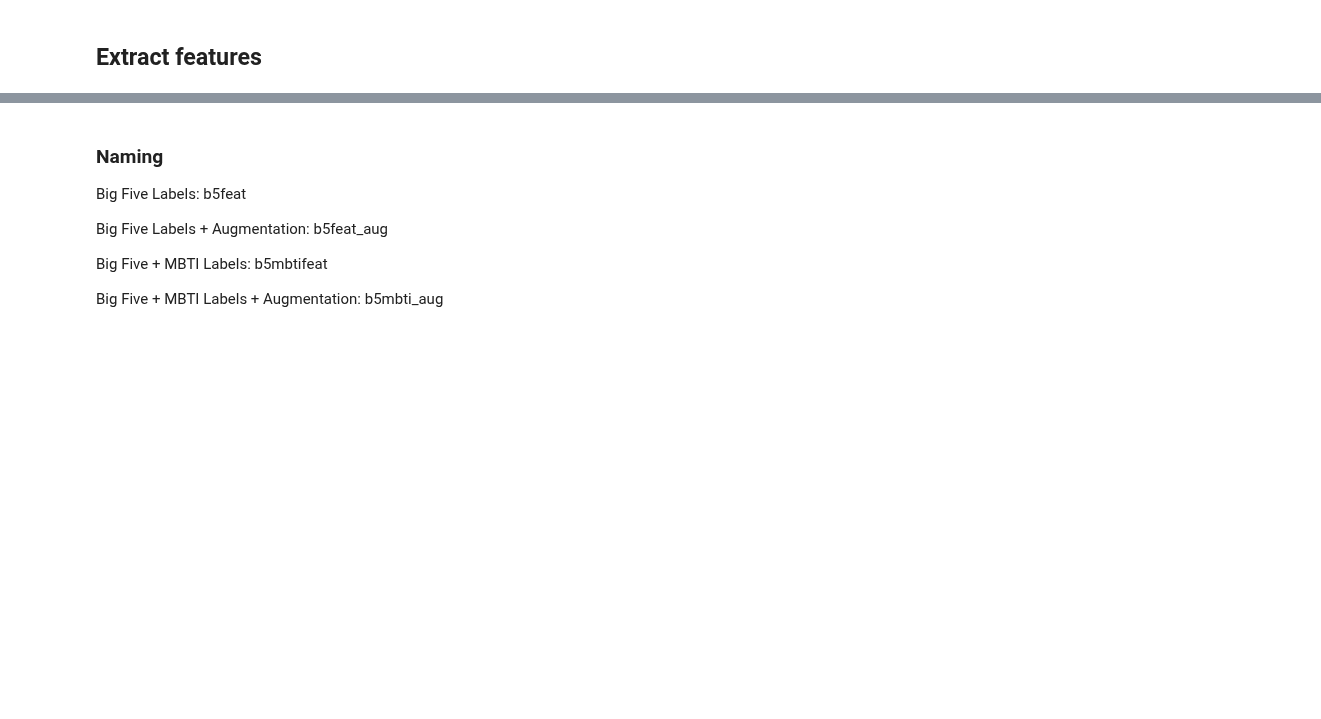
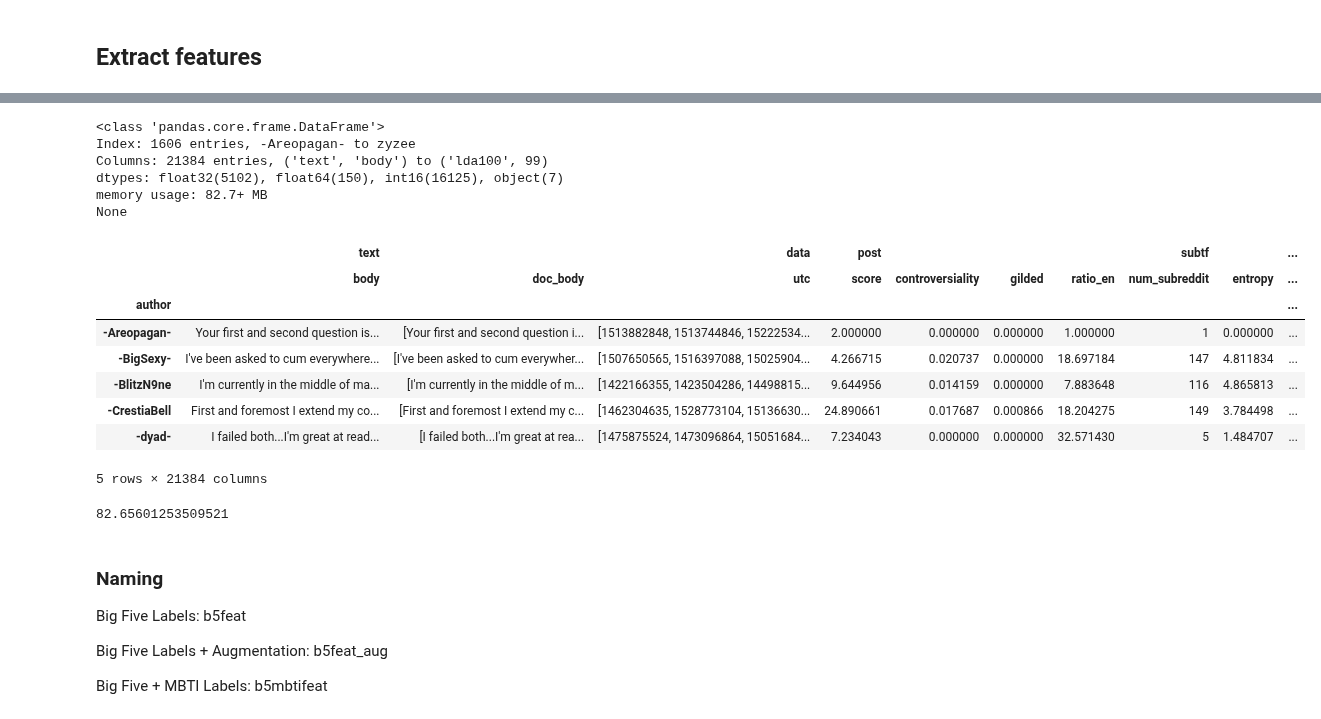
Before and after one commit to sophiasylvester/Big5-NLP, a Jupyter notebook: pers_prediction.ipynb, the cells around one changed output, grey strips where cells are left out. Drawn from its saved outputs; the diff is of its cells as text; code cells hidden in the pictures; blank space fills up the shorter version.

```diff
--- a/pers_prediction.ipynb
+++ b/pers_prediction.ipynb
@@ -69,25 +62,24 @@ random.seed(32)
 # %% [markdown]
 ## Prepare dataset
 # %%
-# # Import dataset with comments (big five labels)
-# df = pd.read_csv('/home/sophia/ma_py/pandora_bigfive.csv')
+# Import dataset with comments (big five labels)
+comments = pd.read_csv('/home/sophia/ma_py/pandora_bigfive.csv')
+# # Import augmented data with B5 labels
+# comments = pd.read_pickle("pandora_b5_deter.pkl")
 
-# # Import augmented big five comment dataset
-# df = pd.read_pickle("pandora_b5_newauthors_df.pkl")
-
-# # Import dataset authors and delete not needed columns (big five labels)
-# authors = pd.read_csv('/home/sophia/ma_py/author_profiles.csv')
-# bigfive = authors[['author','agreeableness','openness','conscientiousness','extraversion','neuroticism']]
-# bigfive = bigfive[bigfive['openness'].notna()]
-# bigfive = bigfive[bigfive['conscientiousness'].notna()]
-# bigfive = bigfive[bigfive['extraversion'].notna()]
-# bigfive = bigfive[bigfive['agreeableness'].notna()]
-# bigfive = bigfive[bigfive['neuroticism'].notna()]
-# del authors
+# Import dataset authors and delete not needed columns (big five labels)
+authors = pd.read_csv('/home/sophia/ma_py/author_profiles.csv')
+bigfive = authors[['author','agreeableness','openness','conscientiousness','extraversion','neuroticism']]
+bigfive = bigfive[bigfive['openness'].notna()]
+bigfive = bigfive[bigfive['conscientiousness'].notna()]
+bigfive = bigfive[bigfive['extraversion'].notna()]
+bigfive = bigfive[bigfive['agreeableness'].notna()]
+bigfive = bigfive[bigfive['neuroticism'].notna()]
+del authors
 
 # Datasets with mbti und big five labels
-df = pd.read_pickle("comments_uniondf.pkl")
-bigfive = pd.read_pickle("uniondf.pkl")
-bigfive
+# df = pd.read_pickle("comments_uniondf.pkl")
+# bigfive = pd.read_pickle("uniondf.pkl")
+# bigfive
 
 # remember to change name of output as well!!!!
@@ -1111,3 +1060,32 @@ Create ttr...
+# %%
+# featuredf = all_in_one(0,0)
+featuredf.to_pickle("b5feat.pkl")
+print(featuredf.info())
+featuredf.head()
+# %% [output]
+<class 'pandas.core.frame.DataFrame'>
+Index: 1606 entries, -Areopagan- to zyzee
+Columns: 21384 entries, ('text', 'body') to ('lda100', 99)
+dtypes: float32(5102), float64(150), int16(16125), object(7)
+memory usage: 82.7+ MB
+None
+|  | text |  | data | post |  |  |  | subtf |  | ... |
+|  | body | doc_body | utc | score | controversiality | gilded | ratio_en | num_subreddit | entropy | ... |
+| author |  |  |  |  |  |  |  |  |  | ... |
+| -Areopagan- | Your first and second question is... | [Your first and second question i... | [1513882848, 1513744846, 15222534... | 2.000000 | 0.000000 | 0.000000 | 1.000000 | 1 | 0.000000 | ... |
+| -BigSexy- | I've been asked to cum everywhere... | [I've been asked to cum everywher... | [1507650565, 1516397088, 15025904... | 4.266715 | 0.020737 | 0.000000 | 18.697184 | 147 | 4.811834 | ... |
+| -BlitzN9ne | I'm currently in the middle of ma... | [I'm currently in the middle of m... | [1422166355, 1423504286, 14498815... | 9.644956 | 0.014159 | 0.000000 | 7.883648 | 116 | 4.865813 | ... |
+| -CrestiaBell | First and foremost I extend my co... | [First and foremost I extend my c... | [1462304635, 1528773104, 15136630... | 24.890661 | 0.017687 | 0.000866 | 18.204275 | 149 | 3.784498 | ... |
+| -dyad- | I failed both...I'm great at read... | [I failed both...I'm great at rea... | [1475875524, 1473096864, 15051684... | 7.234043 | 0.000000 | 0.000000 | 32.571430 | 5 | 1.484707 | ... |
+5 rows × 21384 columns
+# %%
+df.drop(('data', 'utc'), axis = 1, inplace = True)
+df.drop(('text'), axis = 1, level=0, inplace = True)
+
+print(df.memory_usage(index=True,deep=True).sum() / (1024**2))
+df.to_pickle('b5feat_red.pkl')
+# %% [output]
+82.65601253509521
 # %% [markdown]
 ### Naming
 Big Five Labels: b5feat
@@ -1115,5 +1093,3 @@ Big Five Labels: b5feat
 Big Five Labels + Augmentation: b5feat_aug
 
 Big Five + MBTI Labels: b5mbtifeat
-
-Big Five + MBTI Labels + Augmentation: b5mbti_aug
```
Also changed, not shown: parts of 21 cells of this notebook.
